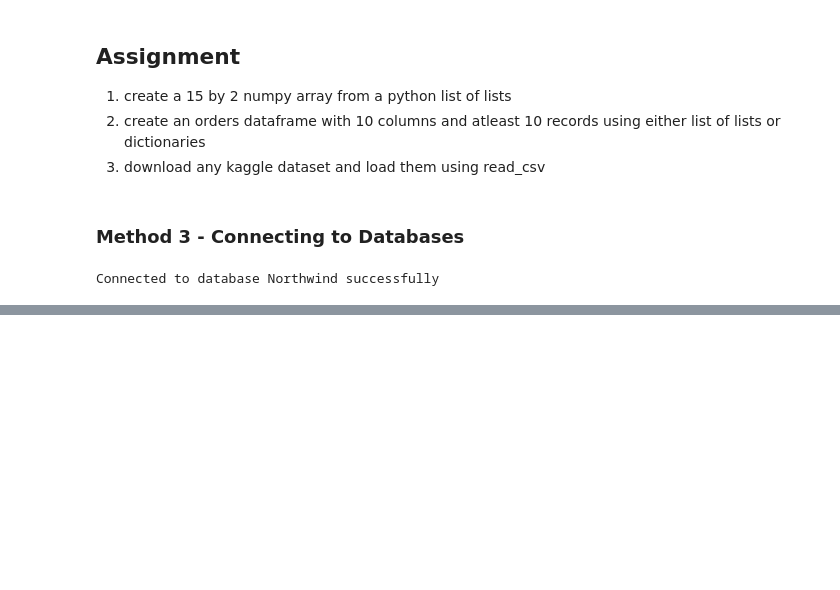
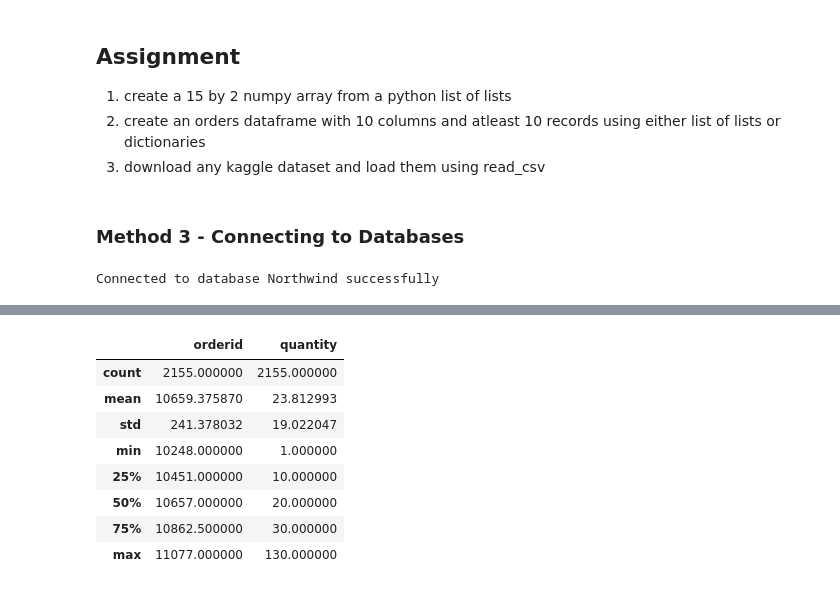
Before and after one commit to Muyiiwaa/learn-EDA, a Jupyter notebook: Pandas-intro.ipynb, the cells around one changed output, grey strips where cells are left out. Cells and saved outputs as stored; diff of their text form; code cells hidden in the pictures; blank space fills up the shorter version.

```diff
--- a/Pandas-intro.ipynb
+++ b/Pandas-intro.ipynb
@@ -288,0 +386,14 @@ product_df
+# %%
+# basic descriptive statistics
+
+orders_df.describe()
+# %% [output]
+|  | orderid | quantity |
+| count | 2155.000000 | 2155.000000 |
+| mean | 10659.375870 | 23.812993 |
+| std | 241.378032 | 19.022047 |
+| min | 10248.000000 | 1.000000 |
+| 25% | 10451.000000 | 10.000000 |
+| 50% | 10657.000000 | 20.000000 |
+| 75% | 10862.500000 | 30.000000 |
+| max | 11077.000000 | 130.000000 |
```
Also changed, not shown: parts of 22 cells of this notebook.
